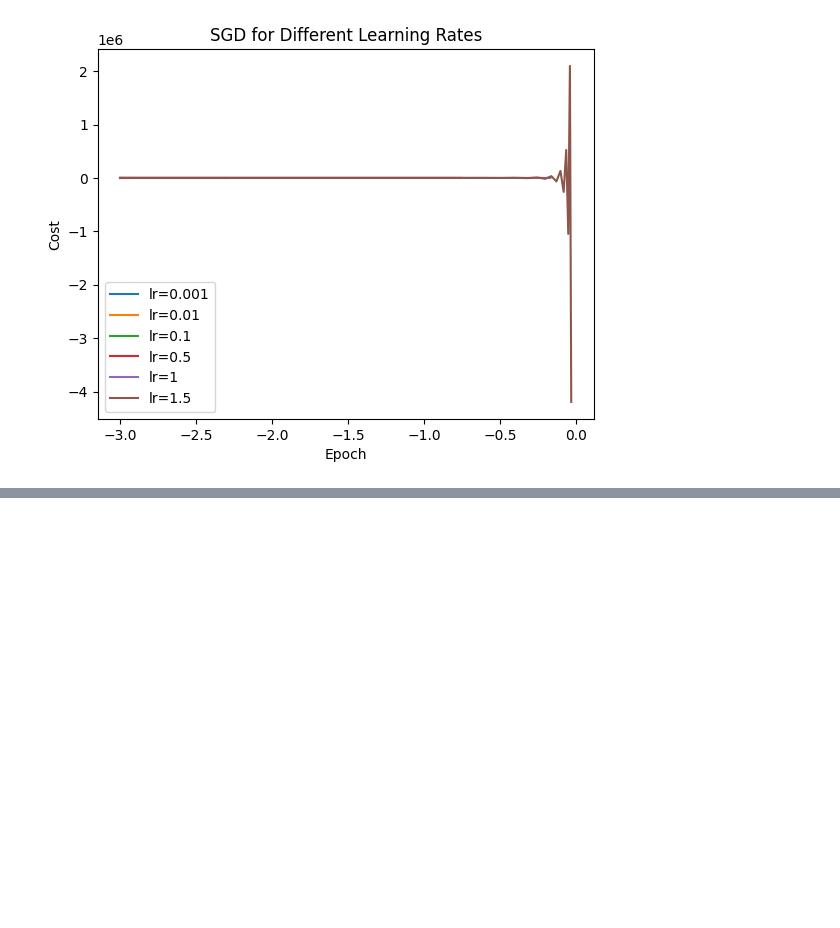
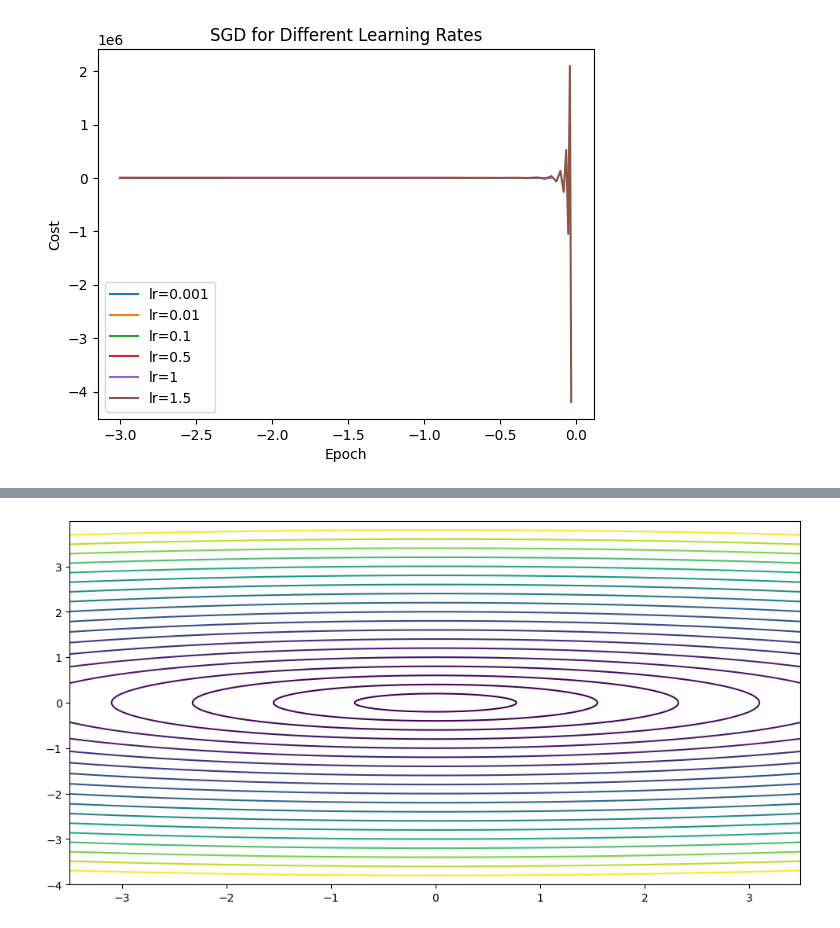
Before and after one commit to Dr-Shab/MSE-DeepLearn, a Jupyter notebook: DL-PW-05-G26_Drilon_Chia-Hua/PW05_optimisers_2d_example_stud.ipynb, the cells around one changed output, grey strips where cells are left out. Saved outputs shown, nothing was run; the diff lists cells and outputs as text; code cells hidden in the pictures; blank space fills up the shorter version.

```diff
--- a/DL-PW-05-G26_Drilon_Chia-Hua/PW05_optimisers_2d_example_stud.ipynb
+++ b/DL-PW-05-G26_Drilon_Chia-Hua/PW05_optimisers_2d_example_stud.ipynb
@@ -134,0 +179,24 @@ SGD - Momentum=0.99 :  3.529, ( 1.584,  3.153)
+# %%
+nepochs = 25
+
+plt.figure(1,figsize=(12,6))
+plot_contours([-3.5,3.5,-4.,4.], 4., test_function)
+
+# Adam parameters
+beta1_params = [0.9, 0.95, 0.99]
+beta2_params = [0.0, 0.2, 0.8]
+lr_params = [0.01, 0.001, 0.0001]
+
+for lr in lr_params:
+    for beta1 in beta1_params:
+        for beta2 in beta2_params:
+            x = torch.tensor([-3.0, -4.0]).requires_grad_()
+            optimizer = torch.optim.Adam([x], lr=lr, betas=(beta1, beta2))
+            xhist, yhist = optimize(test_function, x, nepochs, optimizer)
+            error_value = float(error(xhist, yhist).split(',')[0])
+
+            if error_value <= 1.0e-3:
+                plt.plot(xhist, yhist, label=f"Adam lr={lr}, beta1={beta1}, beta2={beta2}")
+                print(f"Adam - lr={lr}, beta1={beta1}, beta2={beta2} : {error(xhist, yhist)}")
+# %% [output]
+[figure, added]
```
Also changed, not shown: parts of 3 cells of this notebook.
